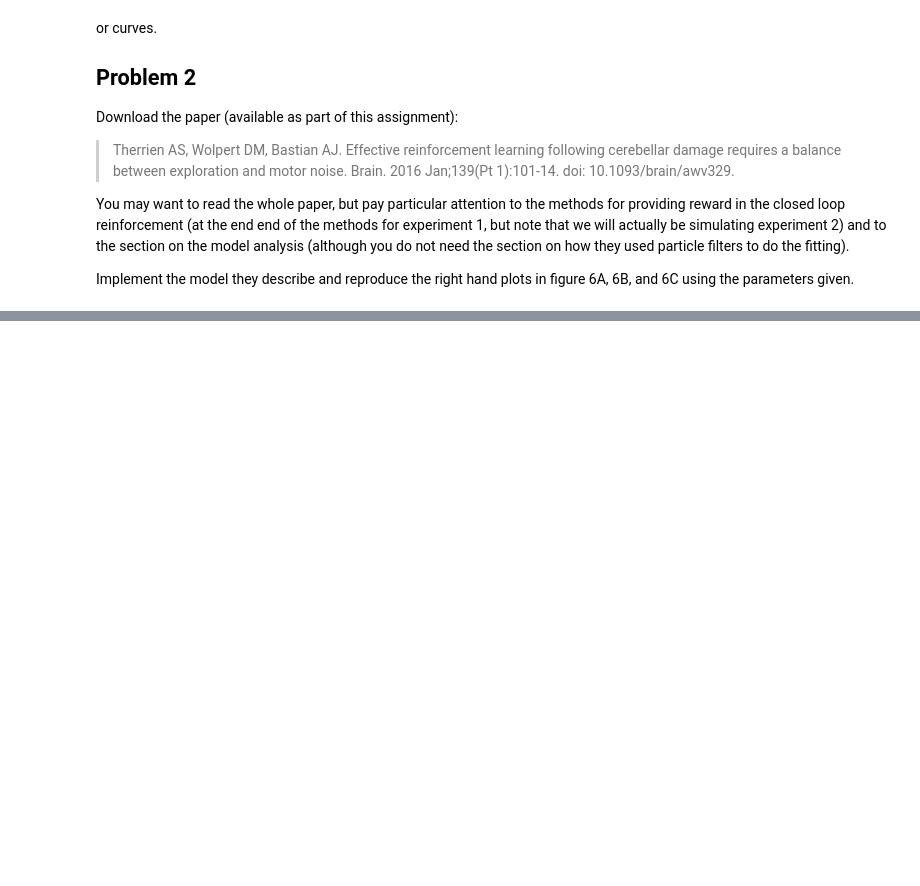
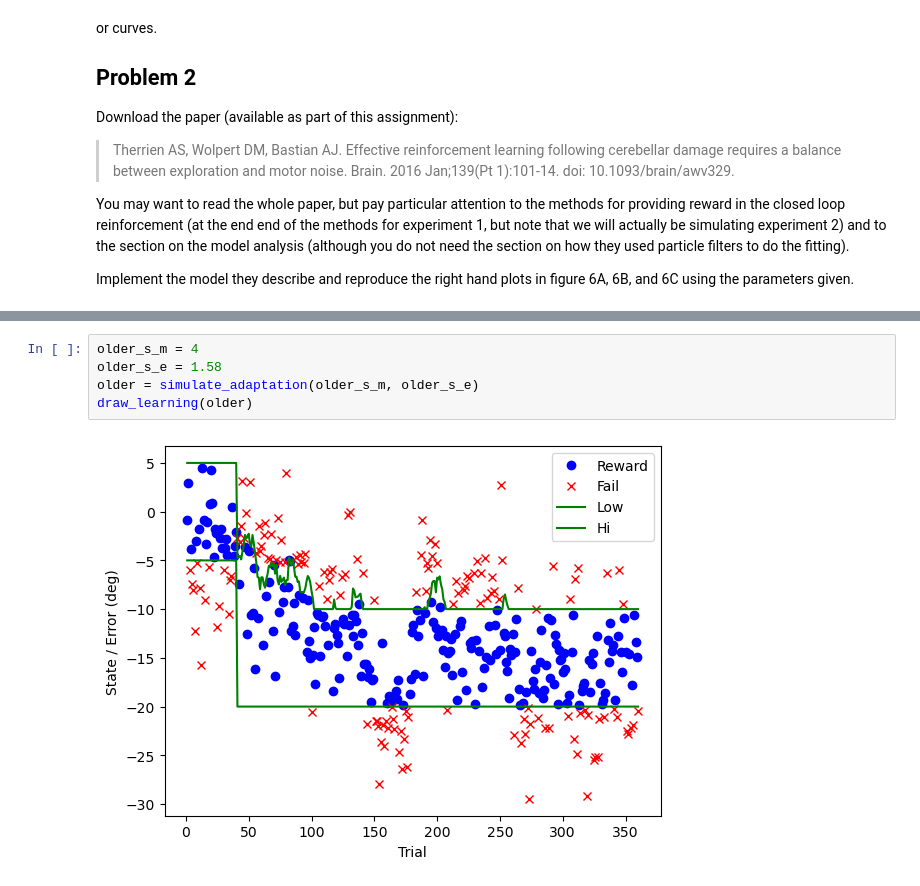
Before and after one commit to opherdonchin/ModelsOfTheMotorSystems, a Jupyter notebook: HW4.ipynb, the cells around one changed output, grey strips where cells are left out. Saved outputs shown, nothing was run; the diff lists cells and outputs as text; blank space fills up the shorter version.

```diff
--- a/HW4.ipynb
+++ b/HW4.ipynb
@@ -162,0 +230,7 @@ figure 6A, 6B, and 6C using the parameters given.
+# %%
+older_s_m = 4
+older_s_e = 1.58
+older = simulate_adaptation(older_s_m, older_s_e)
+draw_learning(older)
+# %% [output]
+[figure, added]
```
Also changed, not shown: parts of 3 cells of this notebook.
